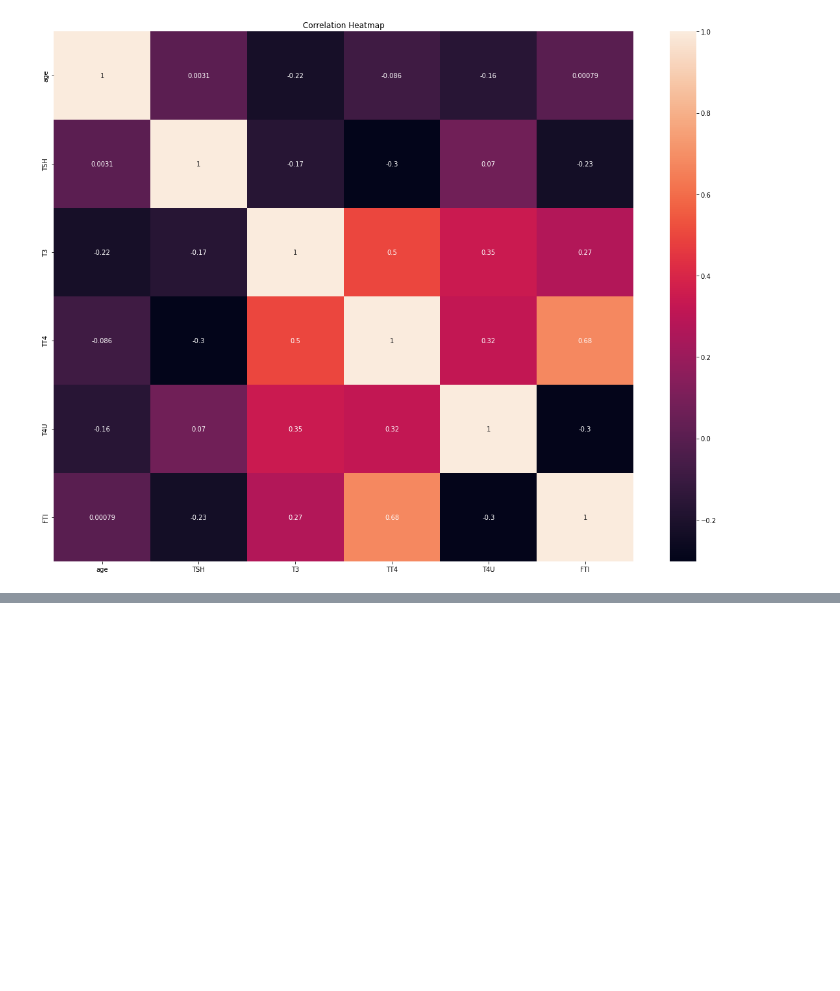
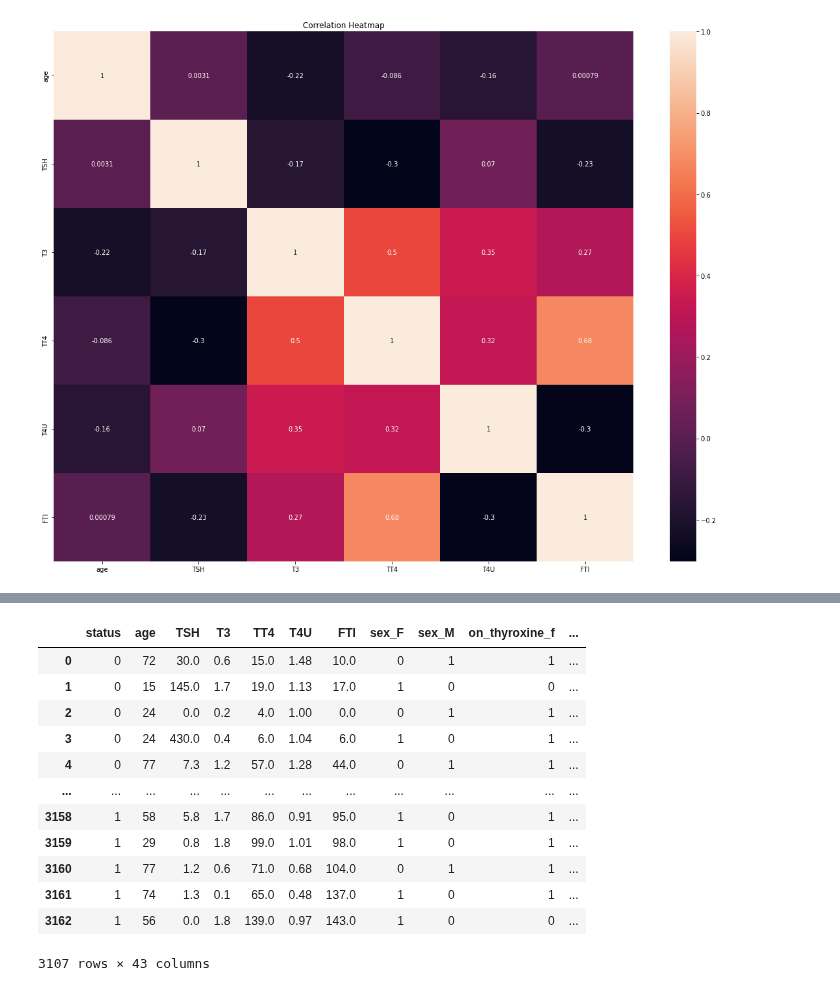
Before and after one commit to stogaja/Python-ML-Projects, a Jupyter notebook: Decision-Trees-&-SVM-Nairobi-Hospital/app.ipynb, the cells around one changed output, grey strips where cells are left out. Cells and saved outputs as stored; diff of their text form; code cells hidden in the pictures; blank space fills up the shorter version.

```diff
--- a/Decision-Trees-&-SVM-Nairobi-Hospital/app.ipynb
+++ b/Decision-Trees-&-SVM-Nairobi-Hospital/app.ipynb
@@ -598,0 +674,18 @@ Text(0.5, 1.0, 'Correlation Heatmap')
+# %%
+# let's use one hot encoder to change the categorical columns into numerical
+Hypothyroid = pd.get_dummies(Hypothyroid)
+Hypothyroid
+# %% [output]
+|  | status | age | TSH | T3 | TT4 | T4U | FTI | sex_F | sex_M | on_thyroxine_f | ... |
+| 0 | 0 | 72 | 30.0 | 0.6 | 15.0 | 1.48 | 10.0 | 0 | 1 | 1 | ... |
+| 1 | 0 | 15 | 145.0 | 1.7 | 19.0 | 1.13 | 17.0 | 1 | 0 | 0 | ... |
+| 2 | 0 | 24 | 0.0 | 0.2 | 4.0 | 1.00 | 0.0 | 0 | 1 | 1 | ... |
+| 3 | 0 | 24 | 430.0 | 0.4 | 6.0 | 1.04 | 6.0 | 1 | 0 | 1 | ... |
+| 4 | 0 | 77 | 7.3 | 1.2 | 57.0 | 1.28 | 44.0 | 0 | 1 | 1 | ... |
+| ... | ... | ... | ... | ... | ... | ... | ... | ... | ... | ... | ... |
+| 3158 | 1 | 58 | 5.8 | 1.7 | 86.0 | 0.91 | 95.0 | 1 | 0 | 1 | ... |
+| 3159 | 1 | 29 | 0.8 | 1.8 | 99.0 | 1.01 | 98.0 | 1 | 0 | 1 | ... |
+| 3160 | 1 | 77 | 1.2 | 0.6 | 71.0 | 0.68 | 104.0 | 0 | 1 | 1 | ... |
+| 3161 | 1 | 74 | 1.3 | 0.1 | 65.0 | 0.48 | 137.0 | 1 | 0 | 1 | ... |
+| 3162 | 1 | 56 | 0.0 | 1.8 | 139.0 | 0.97 | 143.0 | 1 | 0 | 0 | ... |
+3107 rows × 43 columns
```
Also changed, not shown: parts of 26 cells of this notebook, 1 other file.
